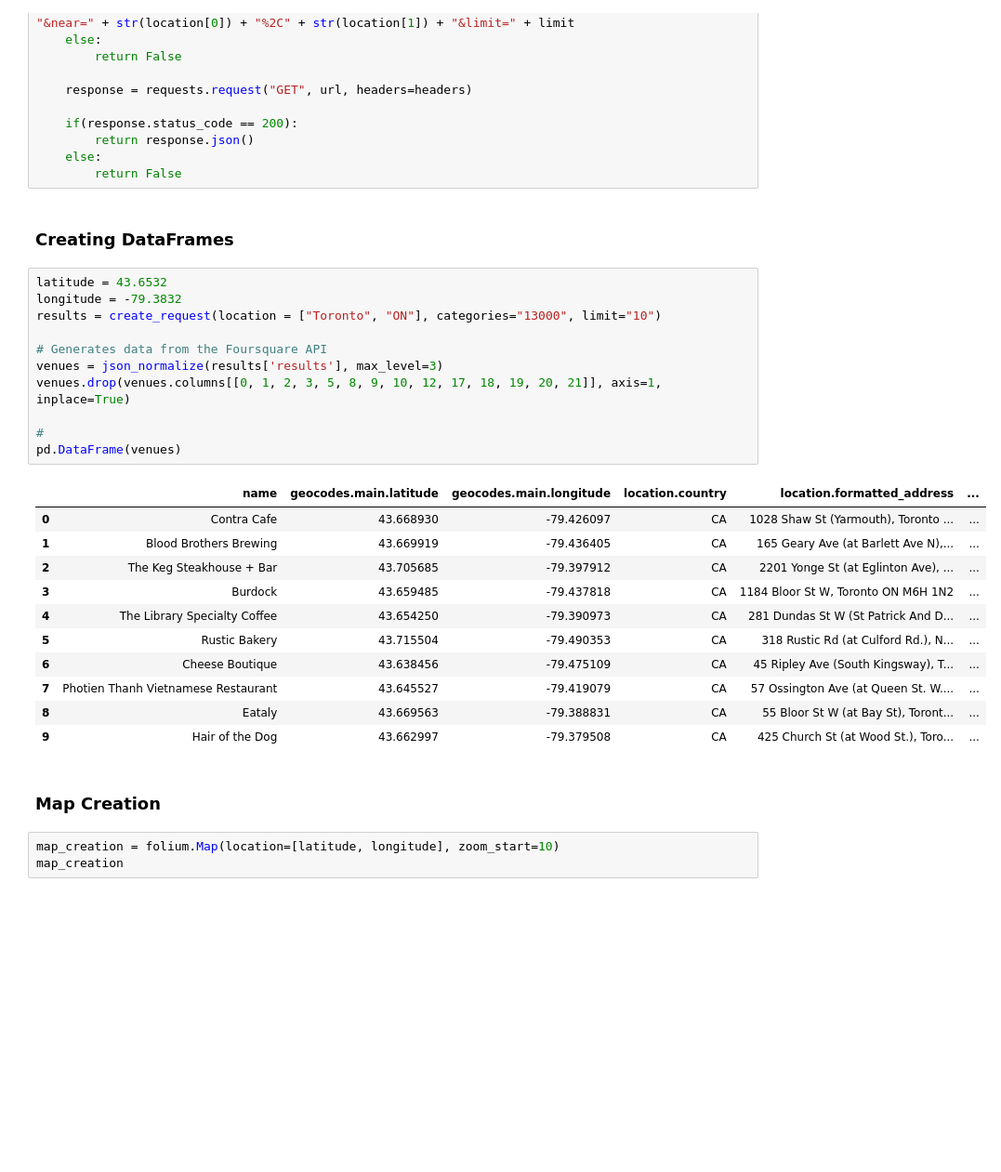
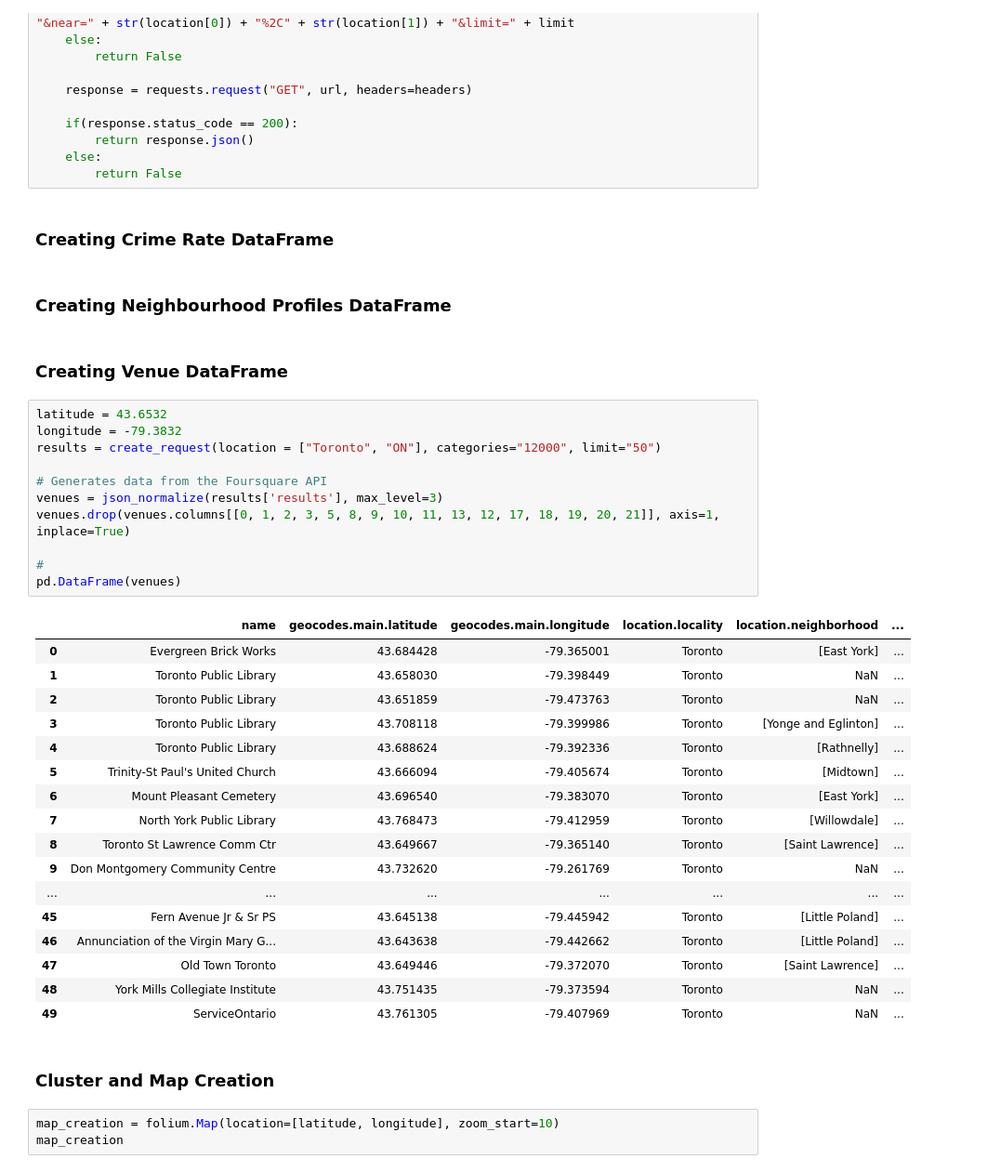
Before and after one commit to Sujeev-Uthayakumar/clustering-navigation, a Jupyter notebook: src/index.ipynb, the cells around one changed output. Shown: that part at 93% size. Saved outputs shown, nothing was run; the diff lists cells and outputs as text; blank space fills up the shorter version.

```diff
--- a/src/index.ipynb
+++ b/src/index.ipynb
@@ -78,33 +78,43 @@ def create_request(coords= None, location = None, categories = None, limit = "10
         return response.json()
     else:
         return False
+# %% [markdown]
+<h3><b>Creating Crime Rate DataFrame</b></h3>
+# %% [markdown]
+<h3><b>Creating Neighbourhood Profiles DataFrame</b></h3>
 # %% [markdown]
-<h3><b>Creating DataFrames</b></h3>
+<h3><b>Creating Venue DataFrame</b></h3>
 # %%
 latitude = 43.6532
 longitude = -79.3832
-results = create_request(location = ["Toronto", "ON"], categories="13000", limit="10")
+results = create_request(location = ["Toronto", "ON"], categories="12000", limit="50")
 
 # Generates data from the Foursquare API
 venues = json_normalize(results['results'], max_level=3)
-venues.drop(venues.columns[[0, 1, 2, 3, 5, 8, 9, 10, 12, 17, 18, 19, 20, 21]], axis=1, inplace=True)
+venues.drop(venues.columns[[0, 1, 2, 3, 5, 8, 9, 10, 11, 13, 12, 17, 18, 19, 20, 21]], axis=1, inplace=True)
 
 #
 pd.DataFrame(venues)
 # %% [output]
-|  | name | geocodes.main.latitude | geocodes.main.longitude | location.country | location.formatted_address | ... |
-| 0 | Contra Cafe | 43.668930 | -79.426097 | CA | 1028 Shaw St (Yarmouth), Toronto ... | ... |
-| 1 | Blood Brothers Brewing | 43.669919 | -79.436405 | CA | 165 Geary Ave (at Barlett Ave N),... | ... |
-| 2 | The Keg Steakhouse + Bar | 43.705685 | -79.397912 | CA | 2201 Yonge St (at Eglinton Ave), ... | ... |
-| 3 | Burdock | 43.659485 | -79.437818 | CA | 1184 Bloor St W, Toronto ON M6H 1N2 | ... |
-| 4 | The Library Specialty Coffee | 43.654250 | -79.390973 | CA | 281 Dundas St W (St Patrick And D... | ... |
-| 5 | Rustic Bakery | 43.715504 | -79.490353 | CA | 318 Rustic Rd (at Culford Rd.), N... | ... |
-| 6 | Cheese Boutique | 43.638456 | -79.475109 | CA | 45 Ripley Ave (South Kingsway), T... | ... |
-| 7 | Photien Thanh Vietnamese Restaurant | 43.645527 | -79.419079 | CA | 57 Ossington Ave (at Queen St. W.... | ... |
-| 8 | Eataly | 43.669563 | -79.388831 | CA | 55 Bloor St W (at Bay St), Toront... | ... |
-| 9 | Hair of the Dog | 43.662997 | -79.379508 | CA | 425 Church St (at Wood St.), Toro... | ... |
+|  | name | geocodes.main.latitude | geocodes.main.longitude | location.locality | location.neighborhood | ... |
+| 0 | Evergreen Brick Works | 43.684428 | -79.365001 | Toronto | [East York] | ... |
+| 1 | Toronto Public Library | 43.658030 | -79.398449 | Toronto | NaN | ... |
+| 2 | Toronto Public Library | 43.651859 | -79.473763 | Toronto | NaN | ... |
+| 3 | Toronto Public Library | 43.708118 | -79.399986 | Toronto | [Yonge and Eglinton] | ... |
+| 4 | Toronto Public Library | 43.688624 | -79.392336 | Toronto | [Rathnelly] | ... |
+| 5 | Trinity-St Paul's United Church | 43.666094 | -79.405674 | Toronto | [Midtown] | ... |
+| 6 | Mount Pleasant Cemetery | 43.696540 | -79.383070 | Toronto | [East York] | ... |
+| 7 | North York Public Library | 43.768473 | -79.412959 | Toronto | [Willowdale] | ... |
+| 8 | Toronto St Lawrence Comm Ctr | 43.649667 | -79.365140 | Toronto | [Saint Lawrence] | ... |
+| 9 | Don Montgomery Community Centre | 43.732620 | -79.261769 | Toronto | NaN | ... |
+| ... | ... | ... | ... | ... | ... | ... |
+| 45 | Fern Avenue Jr & Sr PS | 43.645138 | -79.445942 | Toronto | [Little Poland] | ... |
+| 46 | Annunciation of the Virgin Mary G... | 43.643638 | -79.442662 | Toronto | [Little Poland] | ... |
+| 47 | Old Town Toronto | 43.649446 | -79.372070 | Toronto | [Saint Lawrence] | ... |
+| 48 | York Mills Collegiate Institute | 43.751435 | -79.373594 | Toronto | NaN | ... |
+| 49 | ServiceOntario | 43.761305 | -79.407969 | Toronto | NaN | ... |
 # %% [markdown]
-<h3><b>Map Creation</b></h3>
+<h3><b>Cluster and Map Creation</b></h3>
 # %%
 map_creation = folium.Map(location=[latitude, longitude], zoom_start=10)
 map_creation
```
Also changed, not shown: 1 other file.
